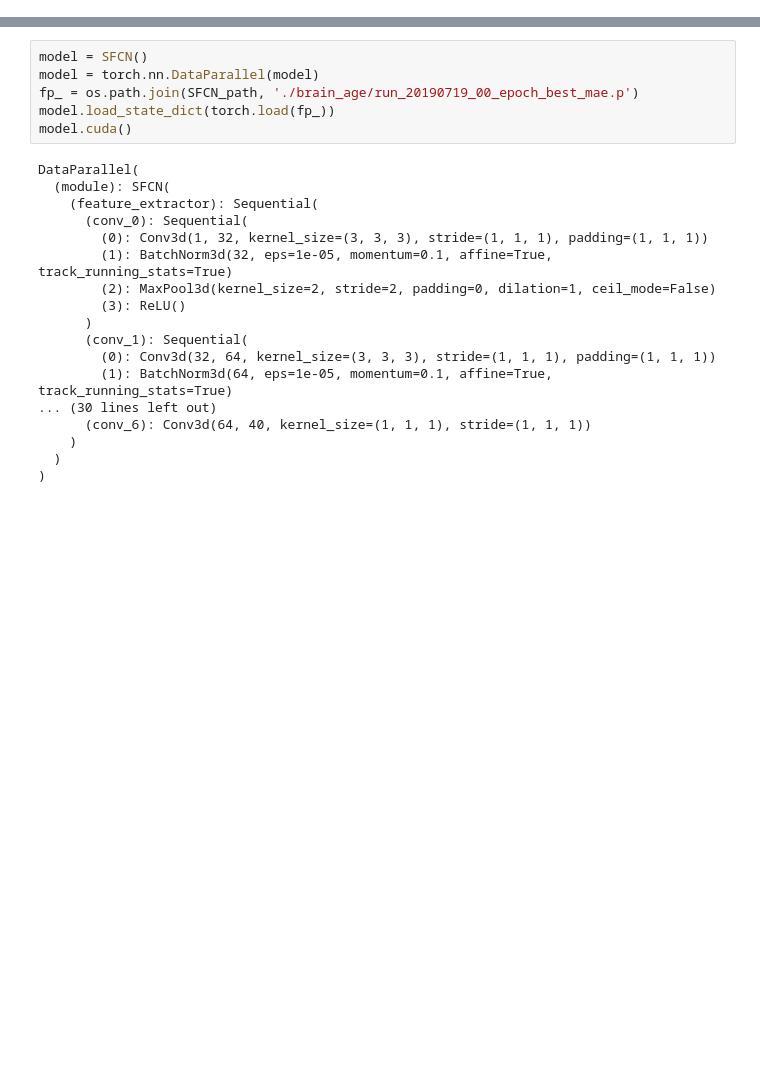
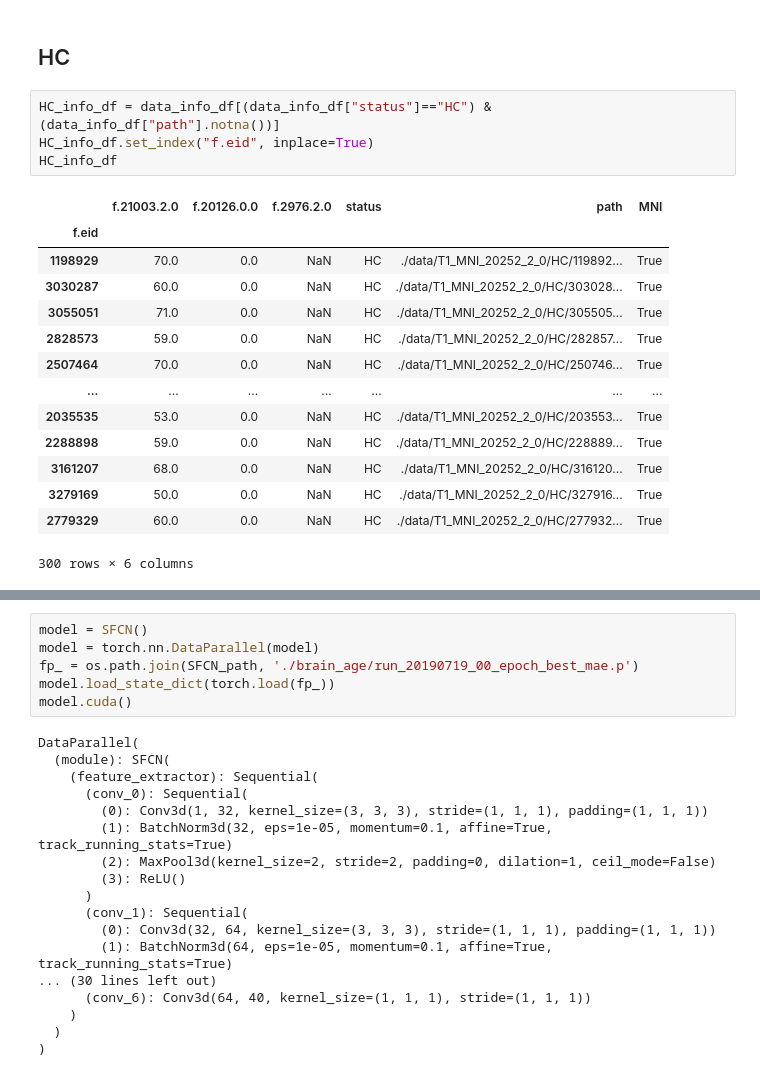
Before and after one commit to Arnoldzyf/ConGele_MSc, a Jupyter notebook: Inference_brain_age.ipynb, the cells around one changed output, grey strips where cells are left out. Saved outputs shown, nothing was run; the diff lists cells and outputs as text; blank space fills up the shorter version.

```diff
--- a/Inference_brain_age.ipynb
+++ b/Inference_brain_age.ipynb
@@ -19,0 +31,21 @@ from scipy.linalg import lstsq
+# %% [markdown]
+## HC
+# %%
+HC_info_df = data_info_df[(data_info_df["status"]=="HC") & (data_info_df["path"].notna())]
+HC_info_df.set_index("f.eid", inplace=True)
+HC_info_df
+# %% [output]
+|  | f.21003.2.0 | f.20126.0.0 | f.2976.2.0 | status | path | MNI |
+| f.eid |  |  |  |  |  |  |
+| 1198929 | 70.0 | 0.0 | NaN | HC | ./data/T1_MNI_20252_2_0/HC/119892... | True |
+| 3030287 | 60.0 | 0.0 | NaN | HC | ./data/T1_MNI_20252_2_0/HC/303028... | True |
+| 3055051 | 71.0 | 0.0 | NaN | HC | ./data/T1_MNI_20252_2_0/HC/305505... | True |
+| 2828573 | 59.0 | 0.0 | NaN | HC | ./data/T1_MNI_20252_2_0/HC/282857... | True |
+| 2507464 | 70.0 | 0.0 | NaN | HC | ./data/T1_MNI_20252_2_0/HC/250746... | True |
+| ... | ... | ... | ... | ... | ... | ... |
+| 2035535 | 53.0 | 0.0 | NaN | HC | ./data/T1_MNI_20252_2_0/HC/203553... | True |
+| 2288898 | 59.0 | 0.0 | NaN | HC | ./data/T1_MNI_20252_2_0/HC/228889... | True |
+| 3161207 | 68.0 | 0.0 | NaN | HC | ./data/T1_MNI_20252_2_0/HC/316120... | True |
+| 3279169 | 50.0 | 0.0 | NaN | HC | ./data/T1_MNI_20252_2_0/HC/327916... | True |
+| 2779329 | 60.0 | 0.0 | NaN | HC | ./data/T1_MNI_20252_2_0/HC/277932... | True |
+300 rows × 6 columns
```
Also changed, not shown: parts of 124 cells of this notebook, 4 other files.
